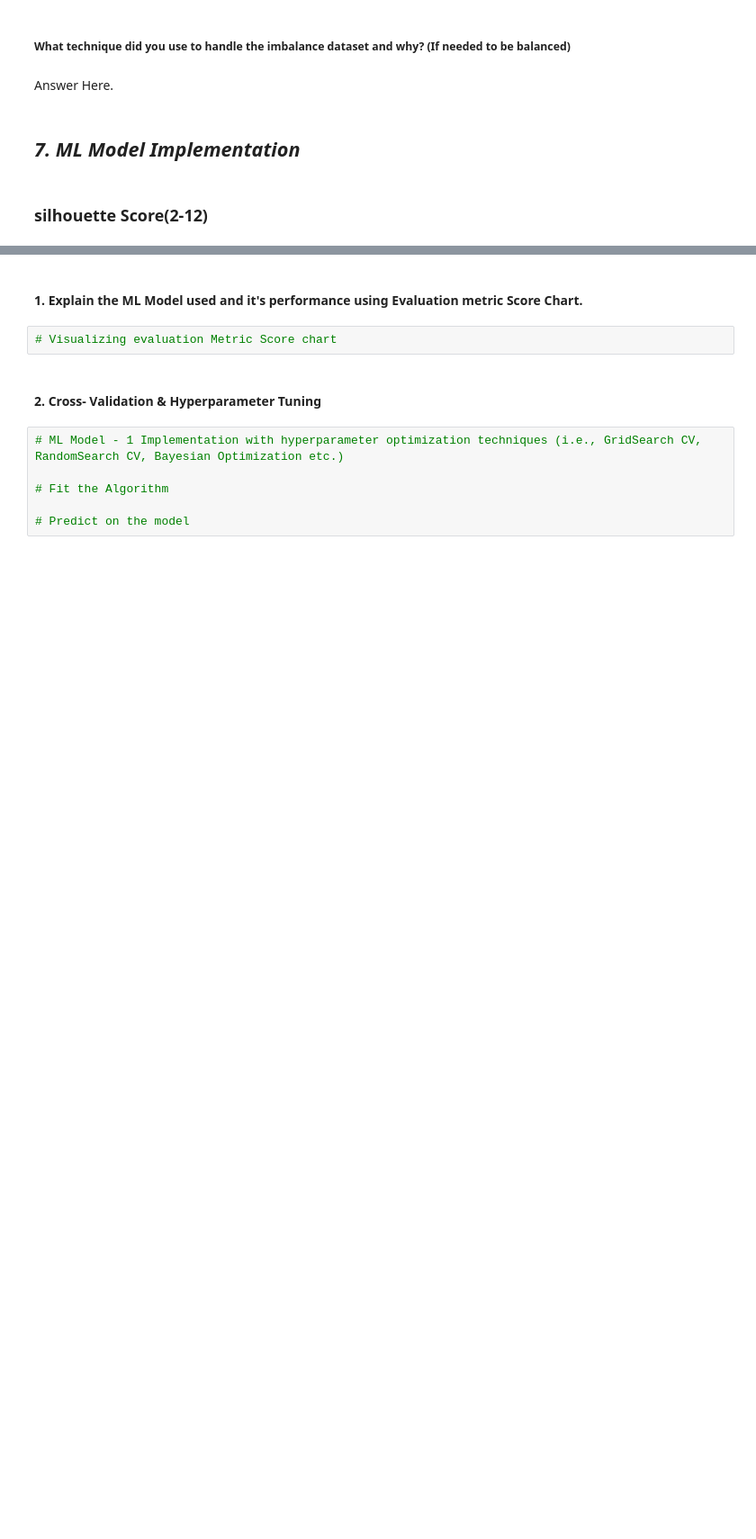
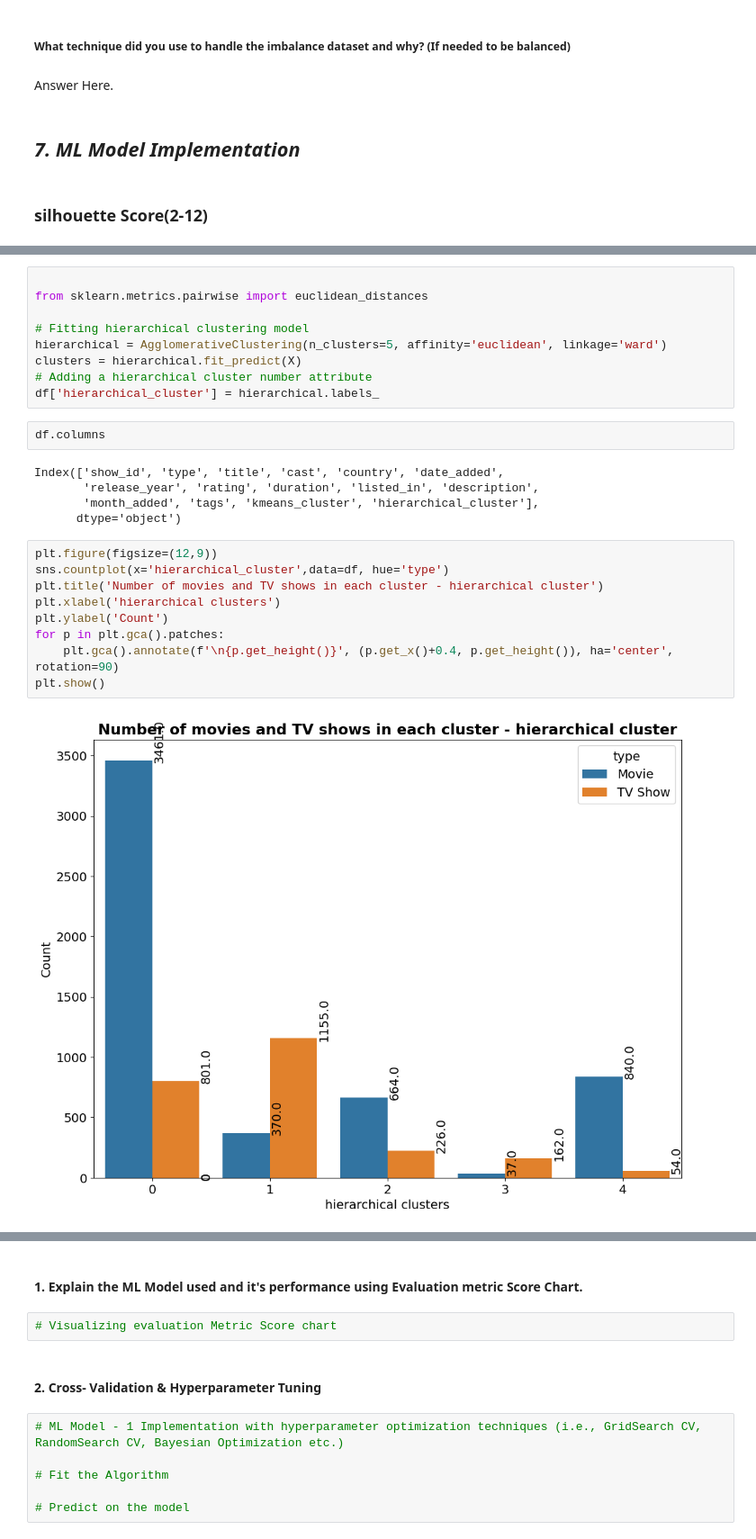
Before and after one commit to NIKHILNIGUDKAR/Netflix_Movies_and_TV_Shows_Clustering, a Jupyter notebook: Netflix_Movies_and_TV_Shows_Clustering.ipynb, the cells around one changed output, grey strips where cells are left out. Shown at 90% size. Drawn from its saved outputs; the diff is of its cells as text; blank space fills up the shorter version.

```diff
--- a/Netflix_Movies_and_TV_Shows_Clustering.ipynb
+++ b/Netflix_Movies_and_TV_Shows_Clustering.ipynb
@@ -1172,0 +1483,27 @@ plt.show()
+# %%
+
+from sklearn.metrics.pairwise import euclidean_distances
+
+# Fitting hierarchical clustering model
+hierarchical = AgglomerativeClustering(n_clusters=5, affinity='euclidean', linkage='ward')
+clusters = hierarchical.fit_predict(X)
+# Adding a hierarchical cluster number attribute
+df['hierarchical_cluster'] = hierarchical.labels_
+# %%
+df.columns
+# %% [output]
+Index(['show_id', 'type', 'title', 'cast', 'country', 'date_added',
+       'release_year', 'rating', 'duration', 'listed_in', 'description',
+       'month_added', 'tags', 'kmeans_cluster', 'hierarchical_cluster'],
+      dtype='object')
+# %%
+plt.figure(figsize=(12,9))
+sns.countplot(x='hierarchical_cluster',data=df, hue='type')
+plt.title('Number of movies and TV shows in each cluster - hierarchical cluster')
+plt.xlabel('hierarchical clusters')
+plt.ylabel('Count')
+for p in plt.gca().patches:
+    plt.gca().annotate(f'\n{p.get_height()}', (p.get_x()+0.4, p.get_height()), ha='center', rotation=90)
+plt.show()
+# %% [output]
+[figure, added]
```
Also changed, not shown: parts of 65 cells of this notebook.
